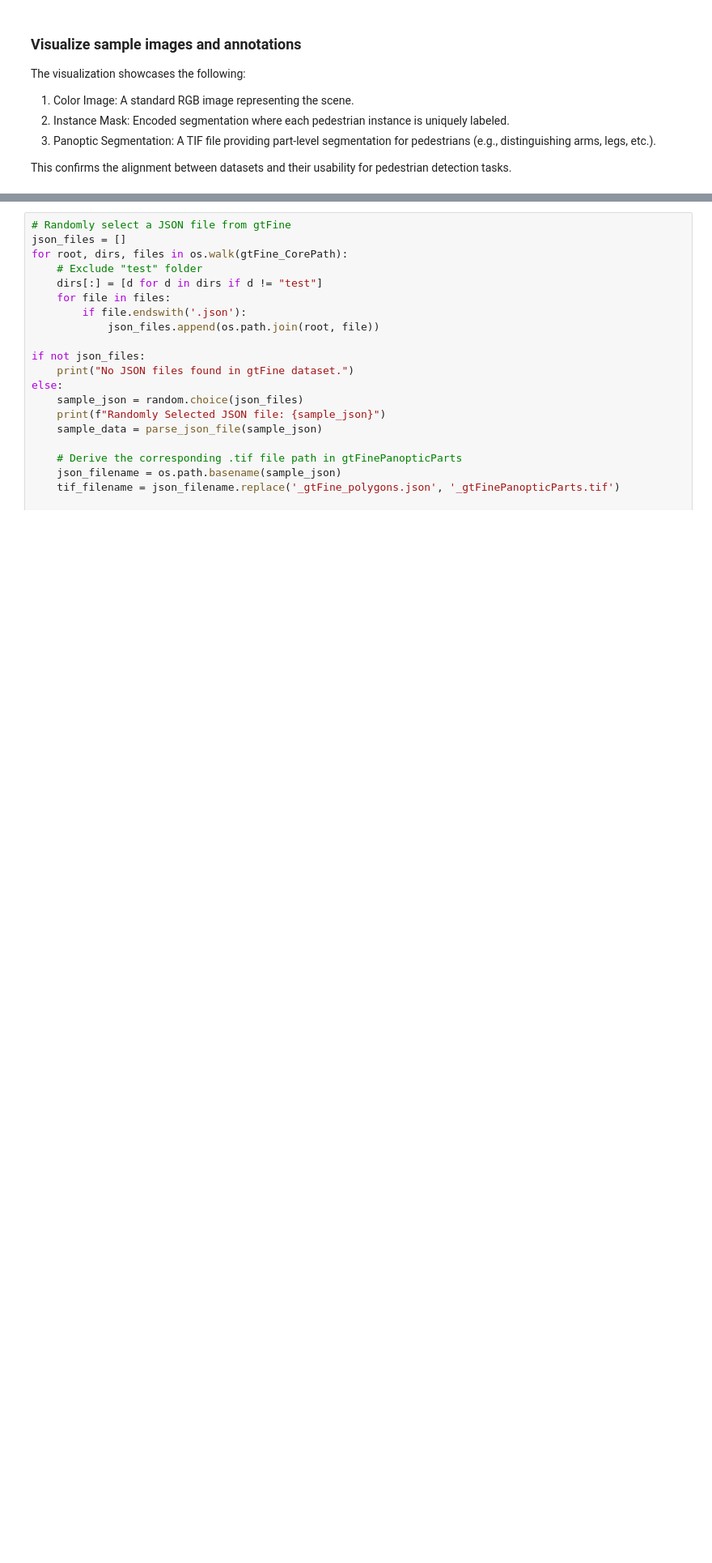
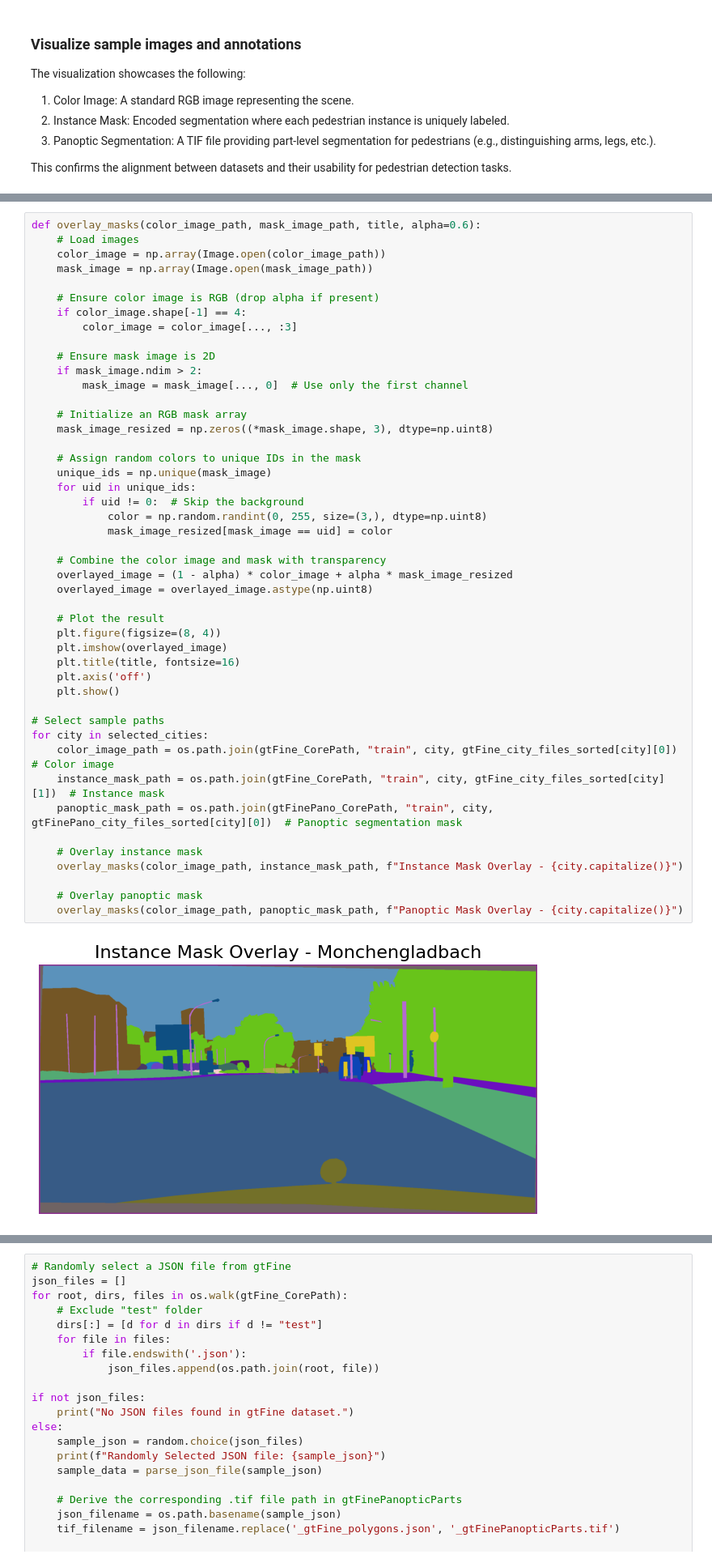
Before and after one commit to raz0208/City-Person-Dataset-EDA, a Jupyter notebook: CityPersonDatasetEDA.ipynb, the cells around one changed output, grey strips where cells are left out. Shown at 81% size. Cells and saved outputs as stored; diff of their text form; blank space fills up the shorter version.

```diff
--- a/CityPersonDatasetEDA.ipynb
+++ b/CityPersonDatasetEDA.ipynb
@@ -258,0 +259,48 @@ for city in selected_cities:
+# %%
+def overlay_masks(color_image_path, mask_image_path, title, alpha=0.6):
+    # Load images
+    color_image = np.array(Image.open(color_image_path))
+    mask_image = np.array(Image.open(mask_image_path))
+
+    # Ensure color image is RGB (drop alpha if present)
+    if color_image.shape[-1] == 4:
+        color_image = color_image[..., :3]
+
+    # Ensure mask image is 2D
+    if mask_image.ndim > 2:
+        mask_image = mask_image[..., 0]  # Use only the first channel
+
+    # Initialize an RGB mask array
+    mask_image_resized = np.zeros((*mask_image.shape, 3), dtype=np.uint8)
+
+    # Assign random colors to unique IDs in the mask
+    unique_ids = np.unique(mask_image)
+    for uid in unique_ids:
+        if uid != 0:  # Skip the background
+            color = np.random.randint(0, 255, size=(3,), dtype=np.uint8)
+            mask_image_resized[mask_image == uid] = color
+
+    # Combine the color image and mask with transparency
+    overlayed_image = (1 - alpha) * color_image + alpha * mask_image_resized
+    overlayed_image = overlayed_image.astype(np.uint8)
+
+    # Plot the result
+    plt.figure(figsize=(8, 4))
+    plt.imshow(overlayed_image)
+    plt.title(title, fontsize=16)
+    plt.axis('off')
+    plt.show()
+
+# Select sample paths
+for city in selected_cities:
+    color_image_path = os.path.join(gtFine_CorePath, "train", city, gtFine_city_files_sorted[city][0])  # Color image
+    instance_mask_path = os.path.join(gtFine_CorePath, "train", city, gtFine_city_files_sorted[city][1])  # Instance mask
+    panoptic_mask_path = os.path.join(gtFinePano_CorePath, "train", city, gtFinePano_city_files_sorted[city][0])  # Panoptic segmentation mask
+
+    # Overlay instance mask
+    overlay_masks(color_image_path, instance_mask_path, f"Instance Mask Overlay - {city.capitalize()}")
+
+    # Overlay panoptic mask
+    overlay_masks(color_image_path, panoptic_mask_path, f"Panoptic Mask Overlay - {city.capitalize()}")
+# %% [output]
+[figure, added]
```
Also changed, not shown: parts of 5 cells of this notebook.
